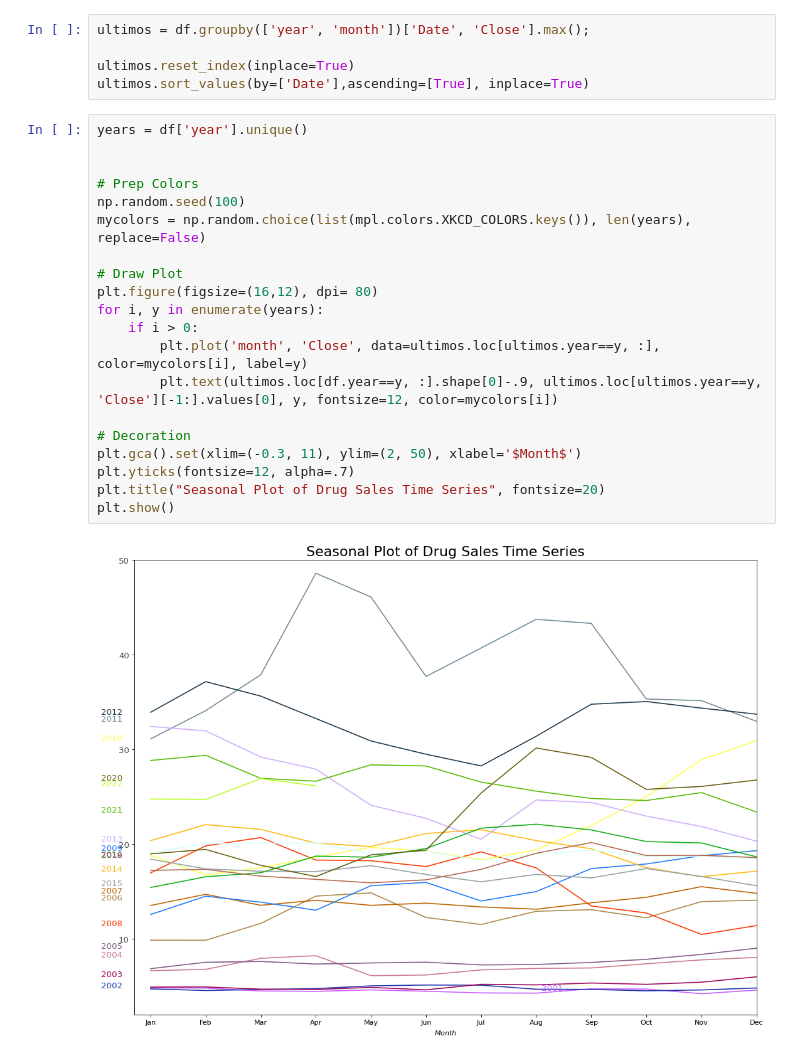
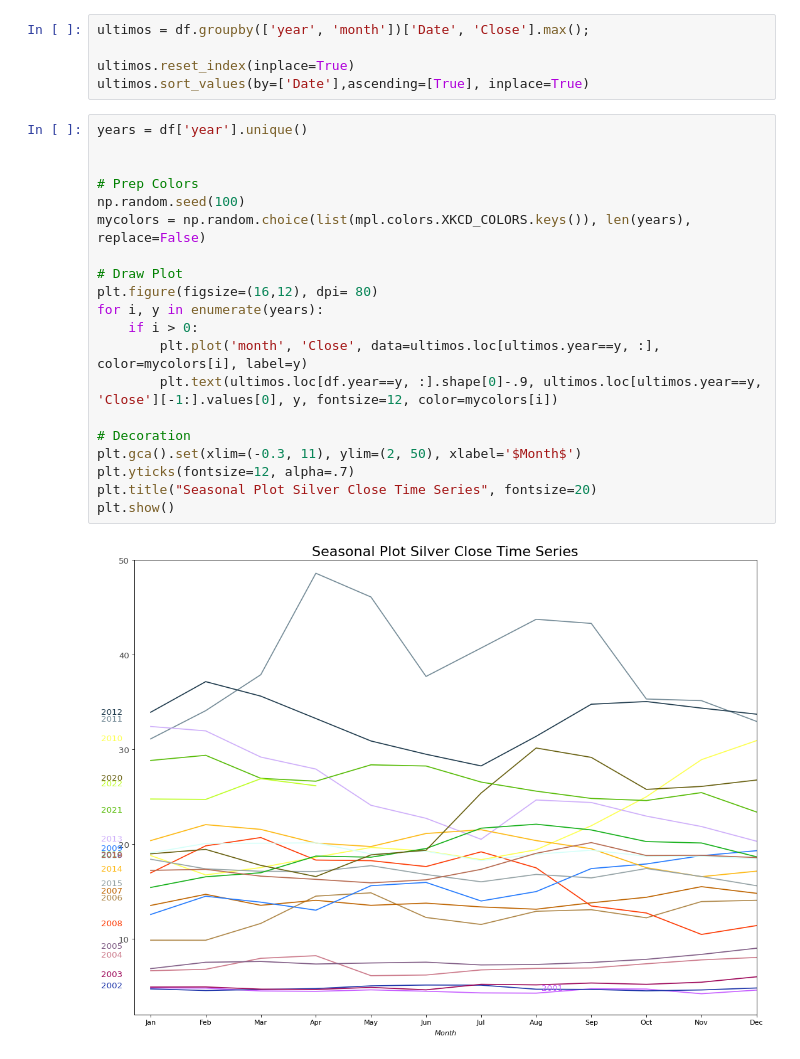
Before and after one commit to deboraxhx/JornadaDataScience, a Jupyter notebook: Time_Series_plot.ipynb, the cells around one changed output. Cells and saved outputs as stored; diff of their text form.

```diff
--- a/Time_Series_plot.ipynb
+++ b/Time_Series_plot.ipynb
@@ -51,22 +40,22 @@ ultimos.sort_values(by=['Date'],ascending=[True], inplace=True)
 # %%
 years = df['year'].unique()
 
 
 # Prep Colors
 np.random.seed(100)
 mycolors = np.random.choice(list(mpl.colors.XKCD_COLORS.keys()), len(years), replace=False)
 
 # Draw Plot
 plt.figure(figsize=(16,12), dpi= 80)
 for i, y in enumerate(years):
     if i > 0:
         plt.plot('month', 'Close', data=ultimos.loc[ultimos.year==y, :], color=mycolors[i], label=y)
         plt.text(ultimos.loc[df.year==y, :].shape[0]-.9, ultimos.loc[ultimos.year==y, 'Close'][-1:].values[0], y, fontsize=12, color=mycolors[i])
 
 # Decoration
 plt.gca().set(xlim=(-0.3, 11), ylim=(2, 50), xlabel='$Month$')
 plt.yticks(fontsize=12, alpha=.7)
-plt.title("Seasonal Plot of Drug Sales Time Series", fontsize=20)
+plt.title("Seasonal Plot Silver Close Time Series", fontsize=20)
 plt.show()
 # %% [output]
-[figure, old version]
+[figure, new version]
```
Also changed, not shown: parts of 2 cells of this notebook.
